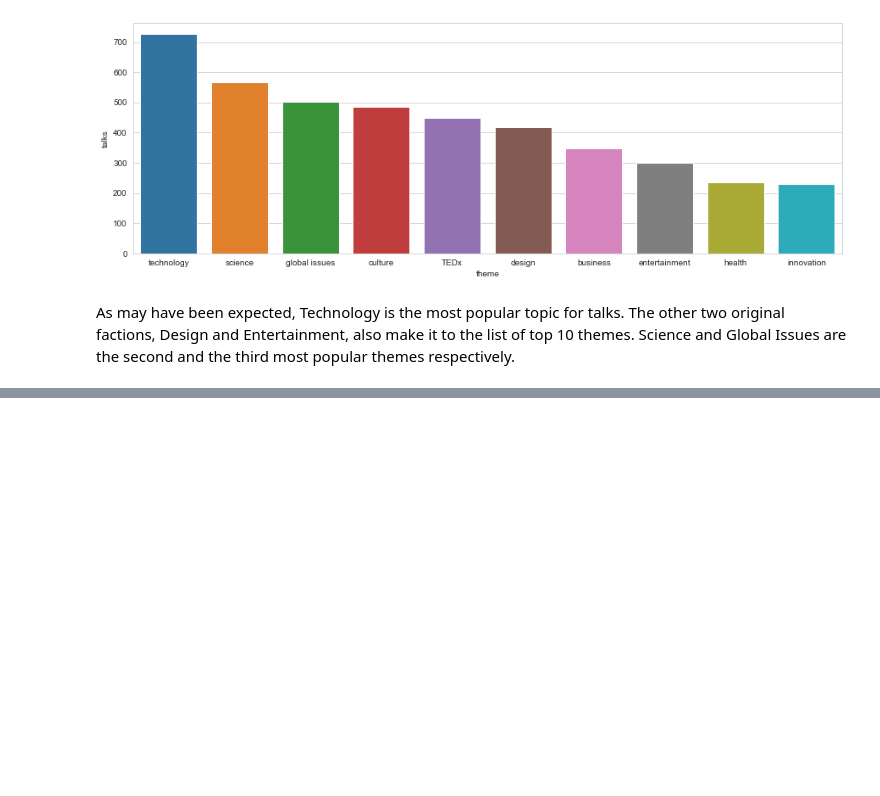
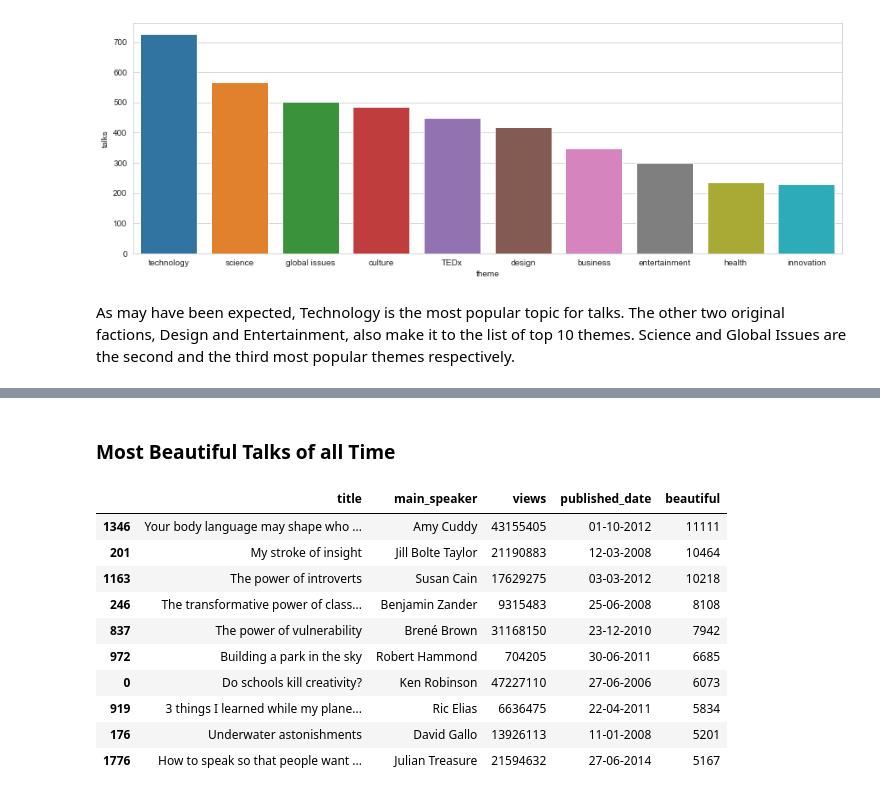
Before and after one commit to Twinklerastogi/Data-Analysis, a Jupyter notebook: TedTalks.ipynb, the cells around one changed output, grey strips where cells are left out. Cells and saved outputs as stored; diff of their text form; code cells hidden in the pictures; blank space fills up the shorter version.

```diff
--- a/TedTalks.ipynb
+++ b/TedTalks.ipynb
@@ -375,0 +429,16 @@ As may have been expected, Technology is the most popular topic for talks. The o
+# %% [markdown]
+### Most Beautiful Talks of all Time
+# %%
+df[['title', 'main_speaker', 'views', 'published_date', 'beautiful']].sort_values('beautiful', ascending = False)[:10]
+# %% [output]
+|  | title | main_speaker | views | published_date | beautiful |
+| 1346 | Your body language may shape who ... | Amy Cuddy | 43155405 | 01-10-2012 | 11111 |
+| 201 | My stroke of insight | Jill Bolte Taylor | 21190883 | 12-03-2008 | 10464 |
+| 1163 | The power of introverts | Susan Cain | 17629275 | 03-03-2012 | 10218 |
+| 246 | The transformative power of class... | Benjamin Zander | 9315483 | 25-06-2008 | 8108 |
+| 837 | The power of vulnerability | Brené Brown | 31168150 | 23-12-2010 | 7942 |
+| 972 | Building a park in the sky | Robert Hammond | 704205 | 30-06-2011 | 6685 |
+| 0 | Do schools kill creativity? | Ken Robinson | 47227110 | 27-06-2006 | 6073 |
+| 919 | 3 things I learned while my plane... | Ric Elias | 6636475 | 22-04-2011 | 5834 |
+| 176 | Underwater astonishments | David Gallo | 13926113 | 11-01-2008 | 5201 |
+| 1776 | How to speak so that people want ... | Julian Treasure | 21594632 | 27-06-2014 | 5167 |
```
Also changed, not shown: parts of 13 cells of this notebook, 2 other files.
